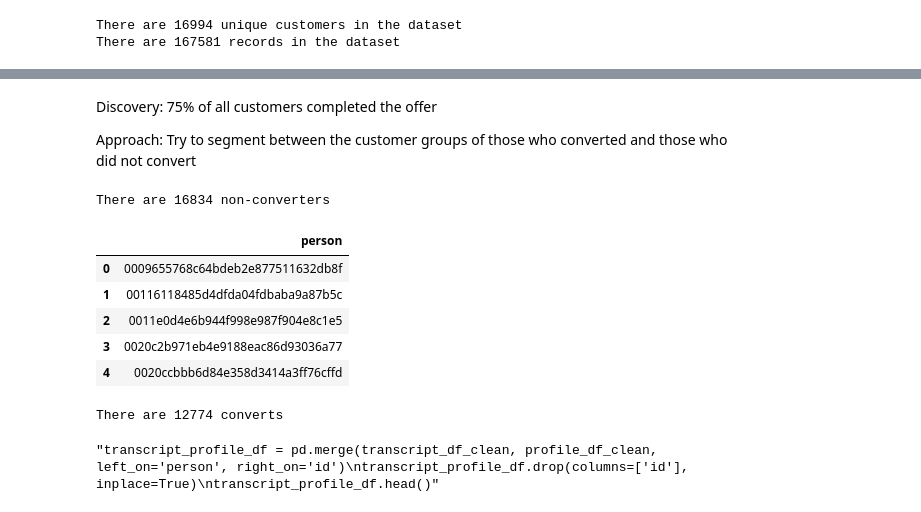
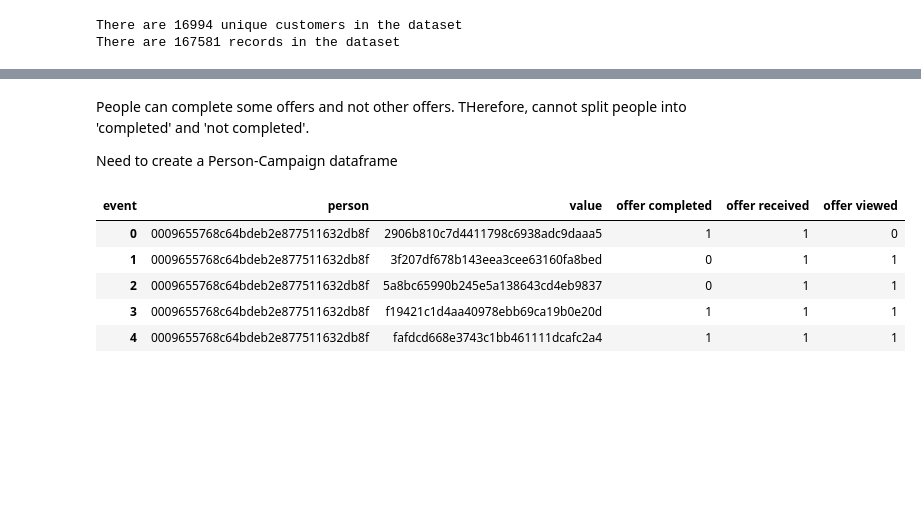
Before and after one commit to surf-guy/DSE200, a Jupyter notebook: HW/MiniProjectStarter_Le.ipynb, the cells around one changed output, grey strips where cells are left out. Cells and saved outputs as stored; diff of their text form; code cells hidden in the pictures; blank space fills up the shorter version.

```diff
--- a/HW/MiniProjectStarter_Le.ipynb
+++ b/HW/MiniProjectStarter_Le.ipynb
@@ -272,36 +252,27 @@ Name: person, dtype: float64
-# %% [markdown]
-Discovery:  75% of all customers completed the offer
-
-
-Approach: Try to segment between the customer groups of those who converted and those who did not convert
-# %%
-#Identify the non-converts
-
-transcript_non_convert = transcript_df_sorted[(transcript_df_sorted['event'] != 'offer completed') & (transcript_df_sorted['event'] != 'offer received')]
-non_converters_unique=transcript_non_convert['person'].nunique()
-print("There are",non_converters_unique,"non-converters")
-
-non_converters_df = pd.DataFrame(transcript_non_convert['person'].unique(), columns=['person'])
-display(non_converters_df.head())
-# %% [output]
-There are 16834 non-converters
-|  | person |
-| 0 | 0009655768c64bdeb2e877511632db8f |
-| 1 | 00116118485d4dfda04fdbaba9a87b5c |
-| 2 | 0011e0d4e6b944f998e987f904e8c1e5 |
-| 3 | 0020c2b971eb4e9188eac86d93036a77 |
-| 4 | 0020ccbbb6d84e358d3414a3ff76cffd |
-# %%
-#Identify the converts
-transcript_convert = transcript_df_sorted[(transcript_df_sorted['event'] == 'offer completed')]
-converters_unique=transcript_convert['person'].nunique()
-print("There are",converters_unique,"converts")
-# %% [output]
-There are 12774 converts
-# %%
-#Join transcript_df_clean with profile_df_clean
-"""transcript_profile_df = pd.merge(transcript_df_clean, profile_df_clean, left_on='person', right_on='id')
-transcript_profile_df.drop(columns=['id'], inplace=True)
-transcript_profile_df.head()"""
-# %% [output]
-"transcript_profile_df = pd.merge(transcript_df_clean, profile_df_clean, left_on='person', right_on='id')\ntranscript_profile_df.drop(columns=['id'], inplace=True)\ntranscript_profile_df.head()"
+# %% [markdown]
+People can complete some offers and not other offers.  THerefore, cannot split people into 'completed' and 'not completed'.
+
+Need to create a Person-Campaign dataframe
+# %%
+person_campaign_df = transcript_df_sorted.copy()
+# Step 1: Create a flag column for each event
+person_campaign_df['flag'] = 1
+
+# Step 2: Pivot person/campaign vs event types
+person_campaign_df= person_campaign_df.pivot_table(
+    index=['person', 'value'],
+    columns='event',
+    values='flag',
+    aggfunc='max',               # if event appears, mark as 1
+    fill_value=0                 # fill missing with 0
+).reset_index()
+
+
+person_campaign_df.head()
+# %% [output]
+| event | person | value | offer completed | offer received | offer viewed |
+| 0 | 0009655768c64bdeb2e877511632db8f | 2906b810c7d4411798c6938adc9daaa5 | 1 | 1 | 0 |
+| 1 | 0009655768c64bdeb2e877511632db8f | 3f207df678b143eea3cee63160fa8bed | 0 | 1 | 1 |
+| 2 | 0009655768c64bdeb2e877511632db8f | 5a8bc65990b245e5a138643cd4eb9837 | 0 | 1 | 1 |
+| 3 | 0009655768c64bdeb2e877511632db8f | f19421c1d4aa40978ebb69ca19b0e20d | 1 | 1 | 1 |
+| 4 | 0009655768c64bdeb2e877511632db8f | fafdcd668e3743c1bb461111dcafc2a4 | 1 | 1 | 1 |
```
Also changed, not shown: parts of 8 cells of this notebook.
